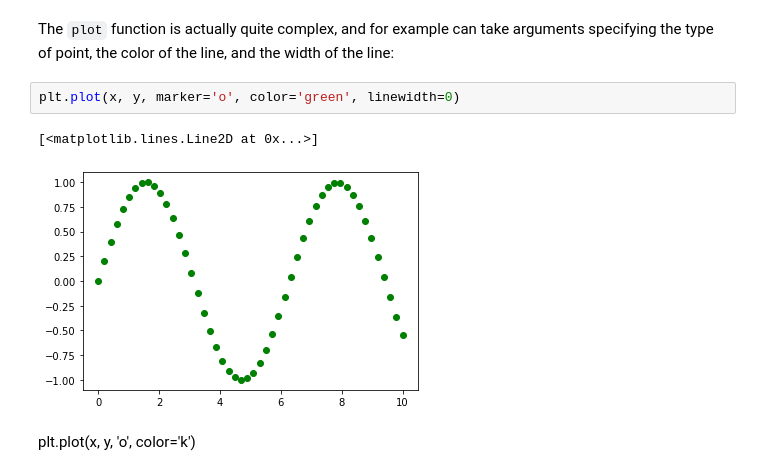
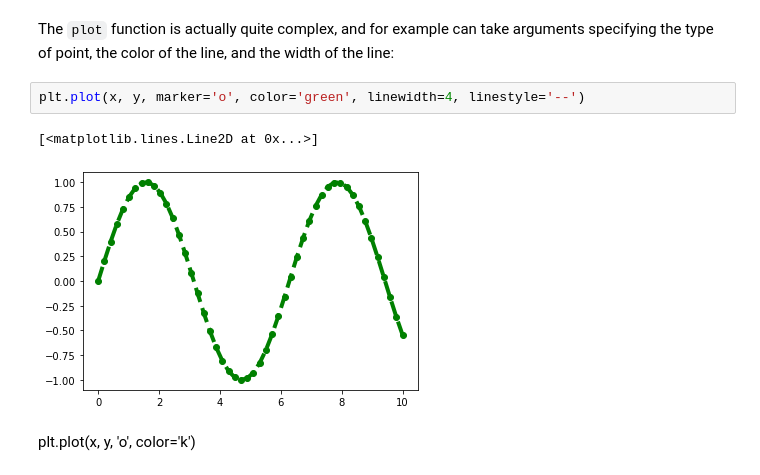
Before and after one commit to andreall/dicca__python_course, a Jupyter notebook: 03_matplotlib.ipynb, the cells around one changed output. Drawn from its saved outputs; the diff is of its cells as text.

```diff
--- a/03_matplotlib.ipynb
+++ b/03_matplotlib.ipynb
@@ -47,10 +49,10 @@ plt.plot(x, y)
 # %% [markdown]
 The ``plot`` function is actually quite complex, and for example can take arguments specifying the type of point, the color of the line, and the width of the line:
 # %%
-plt.plot(x, y, marker='o', color='green', linewidth=0)
+plt.plot(x, y, marker='o', color='green', linewidth=4, linestyle='--')
 # %% [output]
 [<matplotlib.lines.Line2D at 0x...>]
-[figure, old version]
+[figure, new version]
 # %% [markdown]
 plt.plot(x, y, 'o', color='k')
 # %% [markdown]
```
Also changed, not shown: parts of 9 cells of this notebook, 6 other files.
